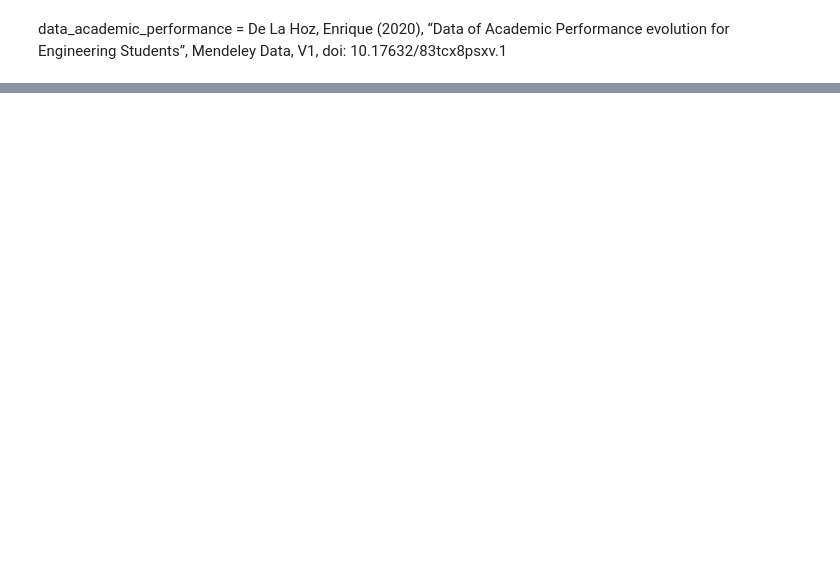
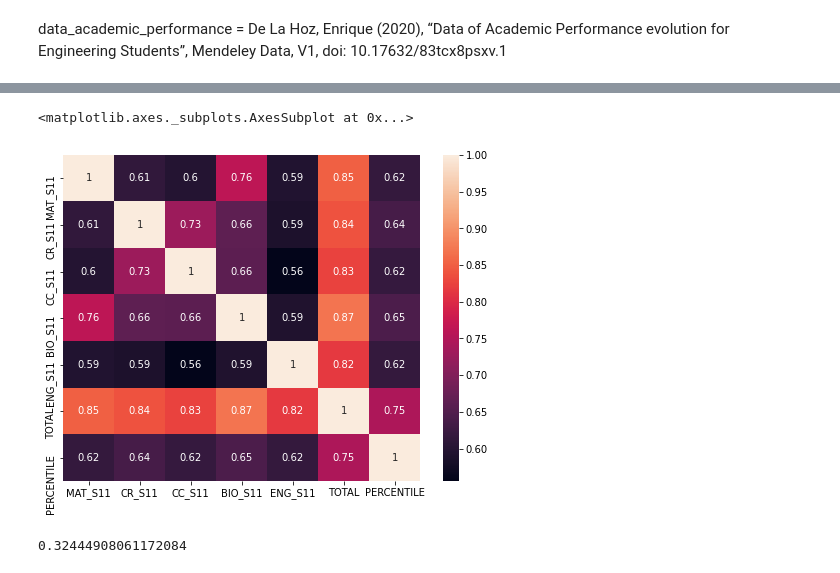
Before and after one commit to Pratvi27/Data-Analysis-and-Visualization, a Jupyter notebook: project/Project.ipynb, the cells around one changed output, grey strips where cells are left out. Drawn from its saved outputs; the diff is of its cells as text; code cells hidden in the pictures; blank space fills up the shorter version.

```diff
--- a/project/Project.ipynb
+++ b/project/Project.ipynb
@@ -266,0 +318,18 @@ NameError: name 'exponweib' is not defined
+# %%
+
+plt.figure(figsize=[8,6])
+subjects.append('TOTAL')
+subjects.append('PERCENTILE')
+df=data[subjects]
+sns.heatmap(df.corr(),annot=True)
+# %% [output]
+<matplotlib.axes._subplots.AxesSubplot at 0x...>
+[figure, added]
+# %%
+N=(len(data['TOTAL'])-1)*data['TOTAL'].var() + (len(x)-1)*np.var(x)
+D= len(data['TOTAL']-1) + len(x)-1
+PSD=np.sqrt(N/D)
+cohens_d = (mean(data['TOTAL']) - mean(x)) / PSD
+abs(cohens_d)
+# %% [output]
+0.32444908061172084
```
Also changed, not shown: parts of 102 cells of this notebook.
